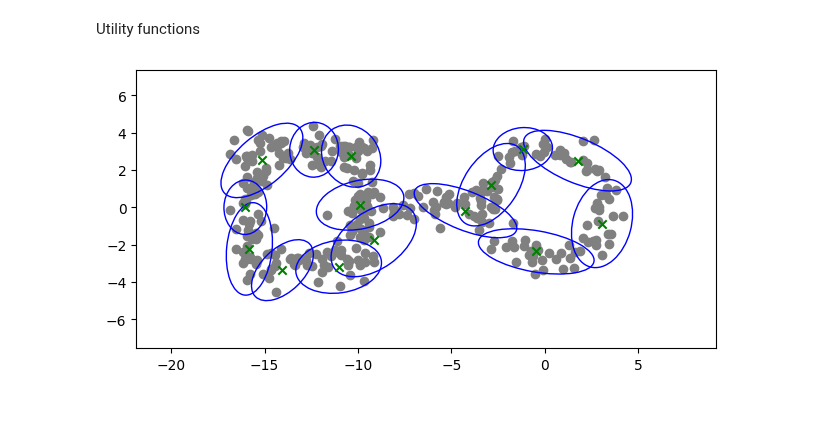
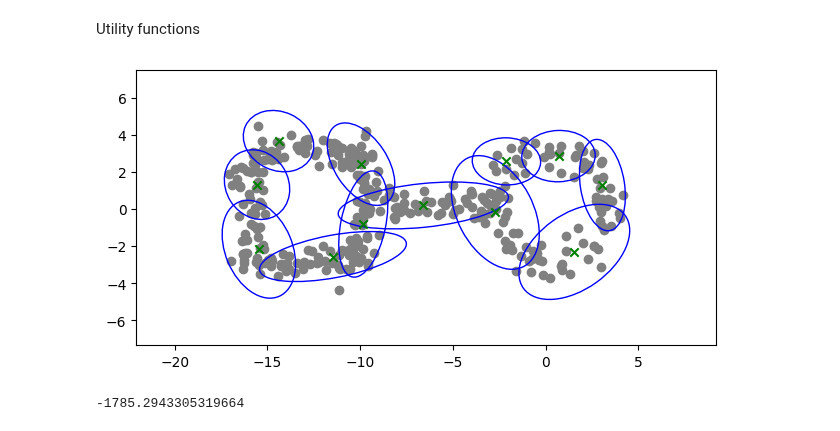
Before and after one commit to Stevan-LS/Online-DaDiL, a Jupyter notebook: Online GMM/Online_GMM_v2_torch.ipynb, the cells around one changed output. Saved outputs shown, nothing was run; the diff lists cells and outputs as text; code cells hidden in the pictures.

```diff
--- a/Online GMM/Online_GMM_v2_torch.ipynb
+++ b/Online GMM/Online_GMM_v2_torch.ipynb
@@ -208,8 +208,20 @@ def init_cov_and_T_split(K_max, range_data, n):
     T_split = 2*torch.det(cov_init).item()
     return cov_init, T_split
 
-def normal_pdf(x, mean, cov):
-    return (2*np.pi)**(-len(x)/2) * np.linalg.det(cov)**(-1/2) * np.exp(-1/2 * (x - mean).T @ np.linalg.inv(cov) @ (x - mean))
+def normal_pdf(x, mean, cov, bib='numpy'):
+    if bib == 'numpy':
+        return (2*np.pi)**(-len(x)/2) * np.linalg.det(cov)**(-1/2) * np.exp(-1/2 * (x - mean).T @ np.linalg.inv(cov) @ (x - mean))
+    else:
+        return (2*torch.pi)**(-len(x)/2) * torch.linalg.det(cov)**(-1/2) * torch.exp(-1/2 * (x - mean).T @ torch.inverse(cov) @ (x - mean))
+
+def log_likelihood(mixture, X, bib='numpy'):
+    pdf = np.zeros(X.shape[0])
+    for i in range(X.shape[0]):
+        for gauss in mixture:
+            pdf[i] += gauss[0] * normal_pdf(X[i], gauss[2], gauss[3], bib)
+        if pdf[i] != 0:
+            pdf[i] = np.log(pdf[i])
+    return np.sum(pdf)
 # %%
 def GGMM(X, K_max, sigma0, alpha, T_split):
     GMM = []
@@ -218,6 +230,9 @@ def GGMM(X, K_max, sigma0, alpha, T_split):
         P = torch.zeros(len(GMM))
         for j in range(len(GMM)):
             P[j] = GMM[j][0] * normal_pdf(new_x, mean=GMM[j][2], cov=GMM[j][3])
+        if len(GMM) > 0 and torch.sum(P) == 0:
+            dist = [torch.dist(new_x, GMM[k][2], p=2) for k in range(len(GMM))]
+            P[np.argmin(dist)] = 1
         if len(GMM) < K_max:
             GMM.append([alpha, 1, new_x, sigma0])
         else:
@@ -268,21 +283,25 @@ def GGMM(X, K_max, sigma0, alpha, T_split):
 # %%
 data = X_ring_and_square_t
 data = data[torch.randperm(data.size()[0])]
 
 xmin, ymin = torch.min(data, axis=0)[0][0].item(), torch.min(data, axis=0)[0][1].item()
 xmax, ymax = torch.max(data, axis=0)[0][0].item(), torch.max(data, axis=0)[0][1].item()
 limits = [[xmin, xmax], [ymin, ymax]]
 range_data = np.mean(np.max(X_ring_and_square, axis=0) - np.min(X_ring_and_square, axis=0))
 
-K_max = 15
+K_max = 12
 cov_init, T_split = init_cov_and_T_split(K_max, range_data, data.shape[1])
 
 result = GGMM(data, K_max, cov_init, 0.1, T_split)
 
 fig, ax = plt.subplots()
 ax.scatter(x=data[:, 0], y=data[:, 1], color='grey', zorder = 1)
 plot_GMM(result, limits, fig, ax)
 plt.gca().set_aspect('equal', adjustable='box')
 plt.tight_layout()
 # %% [output]
-[figure, old version]
+[figure, new version]
+# %%
+log_likelihood(result, data, 'torch')
+# %% [output]
+-1785.2943305319664
```
Also changed, not shown: parts of 4 cells of this notebook, 3 other files.
